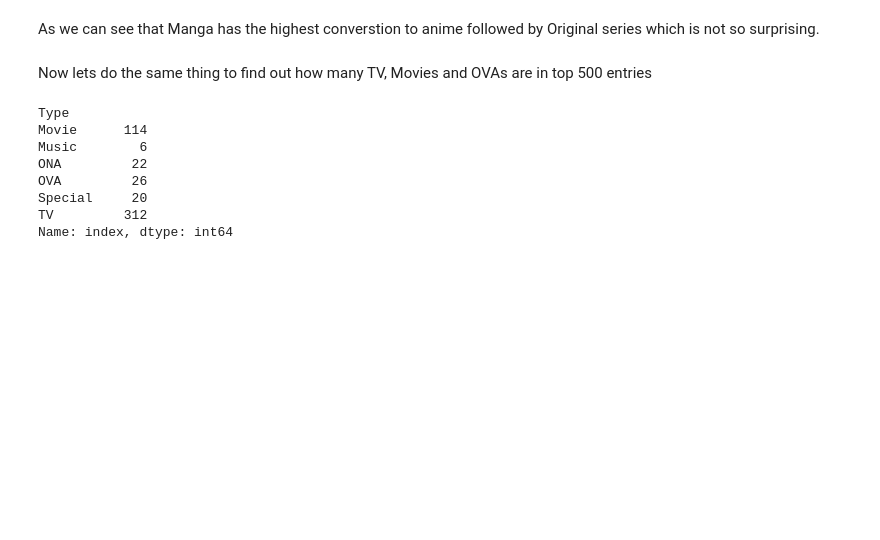
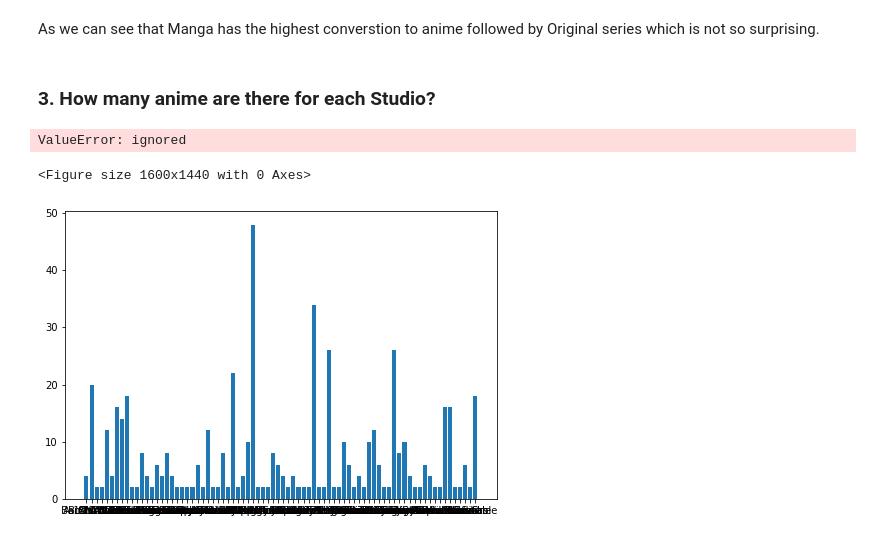
Before and after one commit to void-dono/anime-analysis, a Jupyter notebook: anime_analysis.ipynb, the cells around one changed output. Saved outputs shown, nothing was run; the diff lists cells and outputs as text; code cells hidden in the pictures; blank space fills up the shorter version.

```diff
--- a/anime_analysis.ipynb
+++ b/anime_analysis.ipynb
@@ -27,15 +78,27 @@ Name: index, dtype: int64
 # %% [markdown]
 As we can see that Manga has the highest converstion to anime followed by Original series which is not so surprising.
-# %% [markdown]
-Now lets do the same thing to find out how many TV, Movies and OVAs are in top 500 entries
-# %%
-df.groupby('Type')['index'].nunique()
-# %% [output]
-Type
-Movie      114
-Music        6
-ONA         22
-OVA         26
-Special     20
-TV         312
-Name: index, dtype: int64
+# %% [markdown]
+### 3.   How many anime are there for each Studio?
+# %%
+stu=df["Studio"].str.split(",", n = 3, expand = True)
+stu=stu.unstack().reset_index(drop=True)
+stu=pd.DataFrame(data=stu,columns=["Sources"])
+stu = stu.fillna(value=np.nan)
+stu=stu.dropna()
+stu=stu.reset_index()
+v2= stu.groupby('Sources')['index'].nunique()
+v2=pd.DataFrame({'sources':v2.index, 'numberofprojects':v2.values})
+v2.sort_values(by=['numberofprojects'])
+from matplotlib.pyplot import figure
+figure(num=None, figsize=(20,18), dpi=80, facecolor='w', edgecolor='r')
+fig = plt.figure()
+ax = fig.add_axes([0,0,1,1])
+Sources= v2['sources']
+Projects= v2['numberofprojects']
+ax.bar(Sources, Projects)
+sns.barplot(x="Events", y = "Count" , data = v2)
+plt.show()
+# %% [output]
+ValueError: ignored
+<Figure size 1600x1440 with 0 Axes>
+[figure, added]
```
Also changed, not shown: parts of 15 cells of this notebook.
